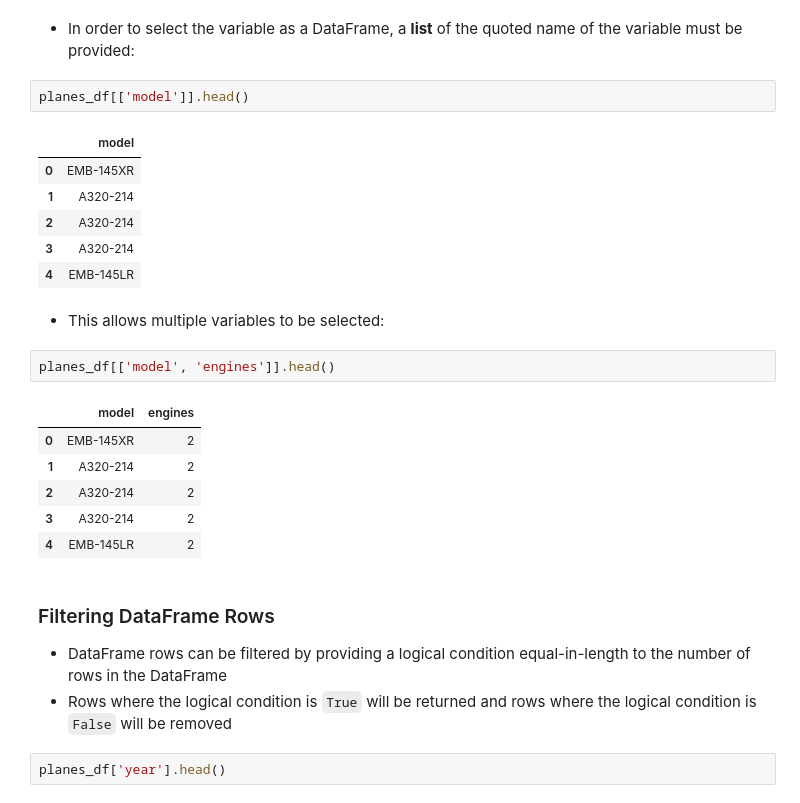
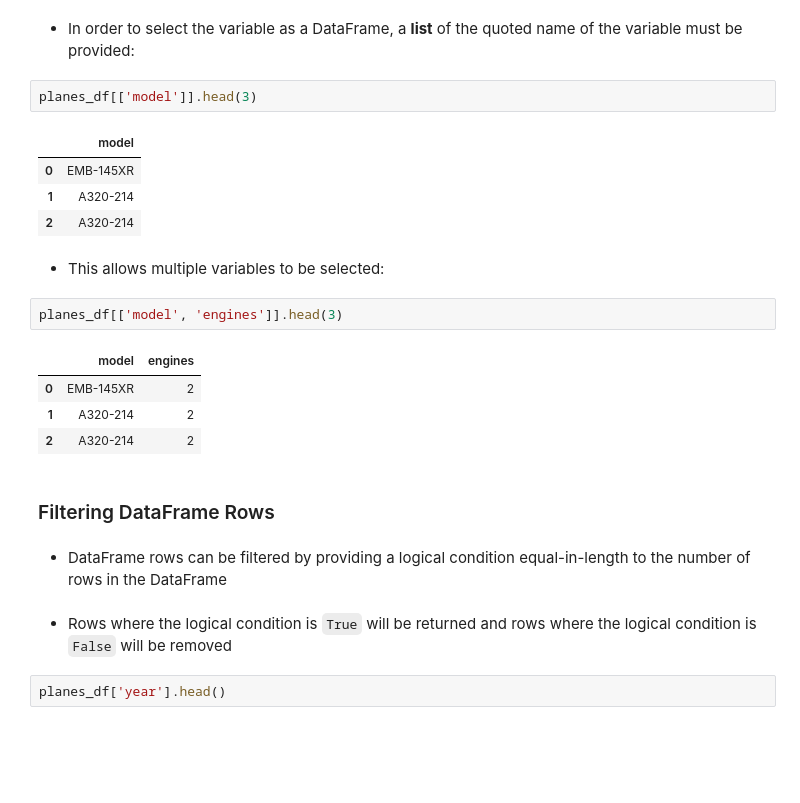
Before and after one commit to uc-python/intermediate-python-datasci, a Jupyter notebook: notebooks/01-Setting_the_Stage.ipynb, the cells around one changed output. Saved outputs shown, nothing was run; the diff lists cells and outputs as text; blank space fills up the shorter version.

```diff
--- a/notebooks/01-Setting_the_Stage.ipynb
+++ b/notebooks/01-Setting_the_Stage.ipynb
@@ -138,30 +149,27 @@ Name: model, dtype: object
 # %% [markdown]
 * In order to select the variable as a DataFrame, a **list** of the quoted name of the variable must be provided:
 # %%
-planes_df[['model']].head()
+planes_df[['model']].head(3)
 # %% [output]
 |  | model |
 | 0 | EMB-145XR |
 | 1 | A320-214 |
 | 2 | A320-214 |
-| 3 | A320-214 |
-| 4 | EMB-145LR |
 # %% [markdown]
 * This allows multiple variables to be selected:
 # %%
-planes_df[['model', 'engines']].head()
+planes_df[['model', 'engines']].head(3)
 # %% [output]
 |  | model | engines |
 | 0 | EMB-145XR | 2 |
 | 1 | A320-214 | 2 |
 | 2 | A320-214 | 2 |
-| 3 | A320-214 | 2 |
-| 4 | EMB-145LR | 2 |
+# %% [markdown]
+### Filtering DataFrame Rows
 # %% [markdown]
-### Filtering DataFrame Rows
-
 * DataFrame rows can be filtered by providing a logical condition equal-in-length to the number of rows in the DataFrame
-* Rows where the logical condition is `True` will be returned and rows where the logical condition is `False` will be removed
+# %% [markdown]
+* Rows where the logical condition is `True` will be returned and rows where the logical condition is `False` will be removed
 # %%
 planes_df['year'].head()
 # %% [output]
```
Also changed, not shown: parts of 68 cells of this notebook.
